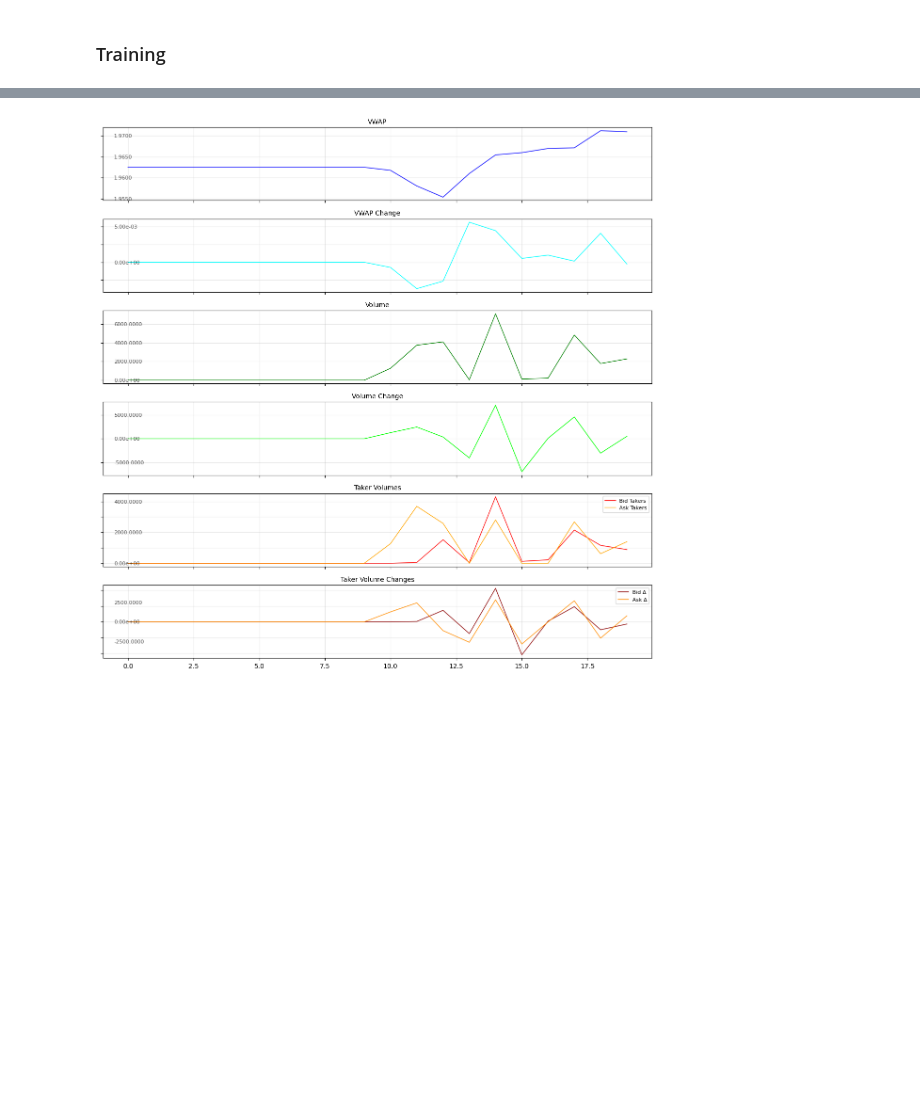
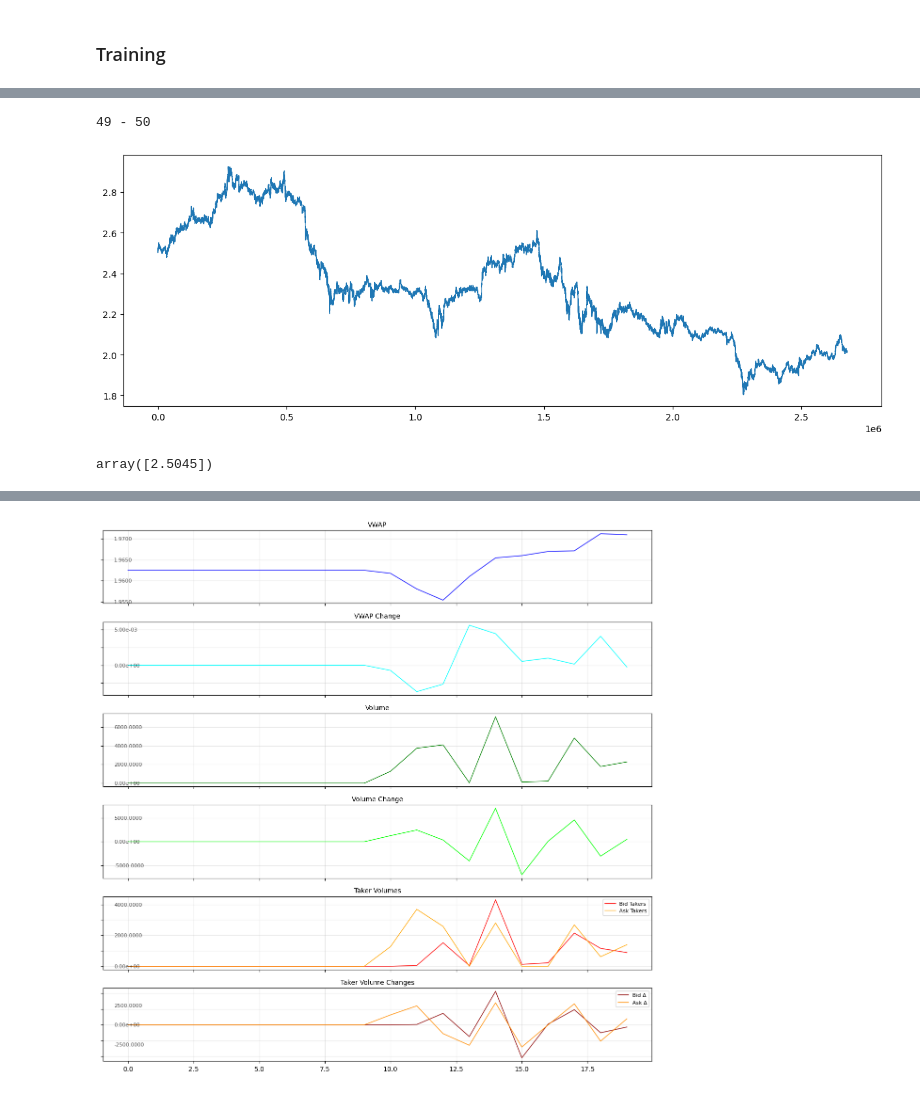
Before and after one commit to noahpy/crypto_trading, a Jupyter notebook: learning.ipynb, the cells around one changed output, grey strips where cells are left out. Drawn from its saved outputs; the diff is of its cells as text; code cells hidden in the pictures; blank space fills up the shorter version.

```diff
--- a/learning.ipynb
+++ b/learning.ipynb
@@ -95,0 +72,5 @@ X_data, Y_data = build_data_set_from_features(
+# %%
+input_feature_creator.visualize_at(input_features, 3)
+# %% [output]
+49 - 50
+[figure, added]
@@ -95,0 +79,4 @@ X_data, Y_data = build_data_set_from_features(
+# %%
+input_feature_creator.get_feature(input_features, 3)[0]
+# %% [output]
+array([2.5045])
```
Also changed, not shown: parts of 15 cells of this notebook, 5 other files.
